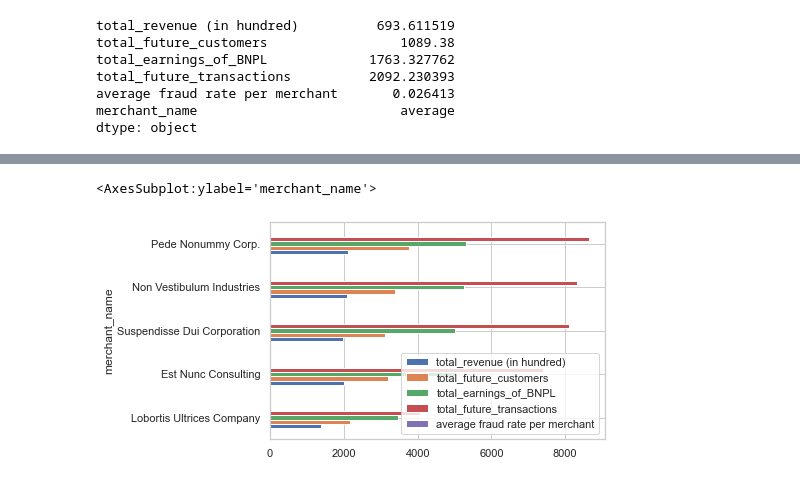
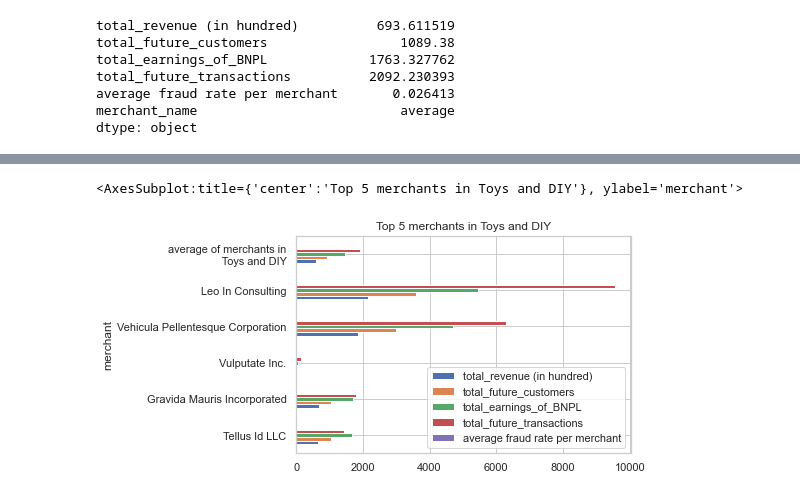
Before and after one commit to MAST30034-Applied-Data-Science/generic-buy-now-pay-later-project-group-10-bnpl, a Jupyter notebook: notebooks/rank_visualisation.ipynb, the cells around one changed output, grey strips where cells are left out. Cells and saved outputs as stored; diff of their text form; code cells hidden in the pictures.

```diff
--- a/notebooks/rank_visualisation.ipynb
+++ b/notebooks/rank_visualisation.ipynb
@@ -103,8 +191,23 @@ data.plot.barh()
 # %%
-# make sure it is ordered byt the rank
-data = rank_category[1].sort_values("rank").reset_index(drop=True)
-data = data.loc[[4,3,2,1,0],["merchant_name", "total_revenue (in hundred)", "total_future_customers", "total_earnings_of_BNPL", "total_future_transactions", "average fraud rate per merchant"]].set_index("merchant_name")
-data.plot.barh()
+# make sure it is ordered by the rank
+data = rank_category[4].sort_values("rank").reset_index(drop=True)
+
+# category name
+category = data["category"][0]
+
+# calculate the average
+avg_rank = data.loc[:,["total_revenue (in hundred)", "total_future_customers", "total_earnings_of_BNPL", "total_future_transactions", "average fraud rate per merchant"]].mean()
+avg_rank["merchant_name"] = f"average of merchants in\n {category}"
+
+data = data.loc[[4,3,2,1,0],["merchant_name", "total_revenue (in hundred)", "total_future_customers", "total_earnings_of_BNPL", "total_future_transactions", "average fraud rate per merchant"]]
+
+# add average of merchants with category "Beauty, Health, Personal and Household" with rank above 100
+data = data.append(avg_rank, ignore_index = True)
+
+# label by merchant name
+data = data.rename(columns={"merchant_name": "merchant"}).set_index("merchant")
+
+data.plot.barh(title=f"Top 5 merchants in {category}")
 # %% [output]
-<AxesSubplot:ylabel='merchant_name'>
+<AxesSubplot:title={'center':'Top 5 merchants in Toys and DIY'}, ylabel='merchant'>
-[figure, old version]
+[figure, new version]
```
Also changed, not shown: parts of 8 cells of this notebook.
